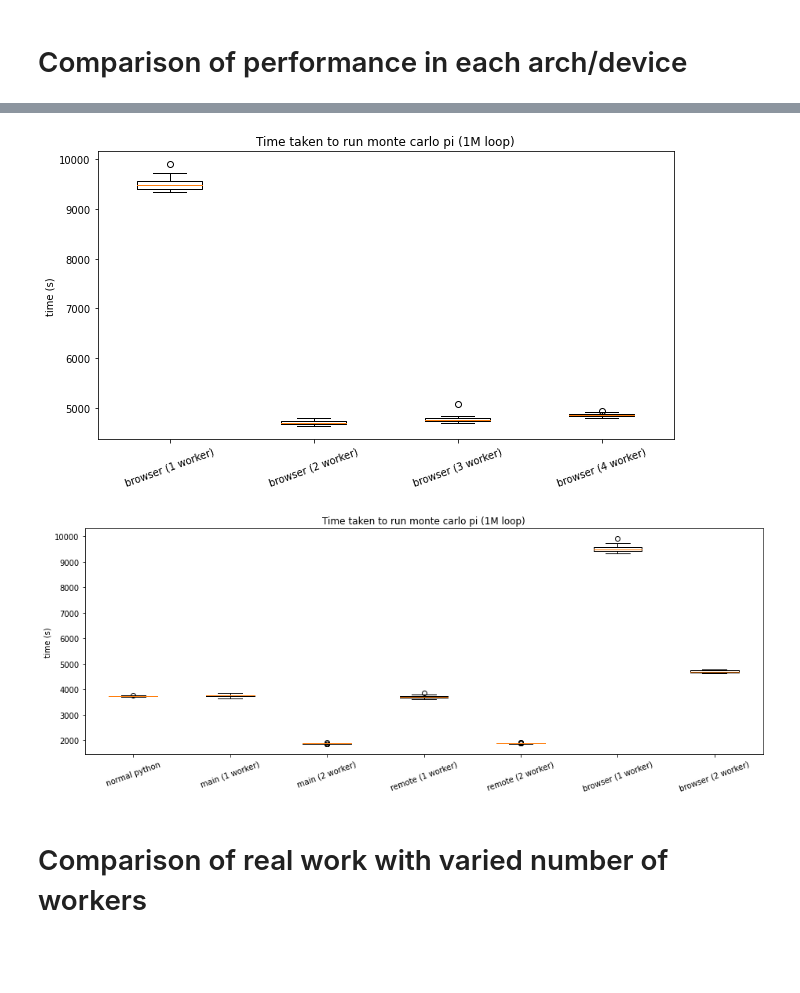
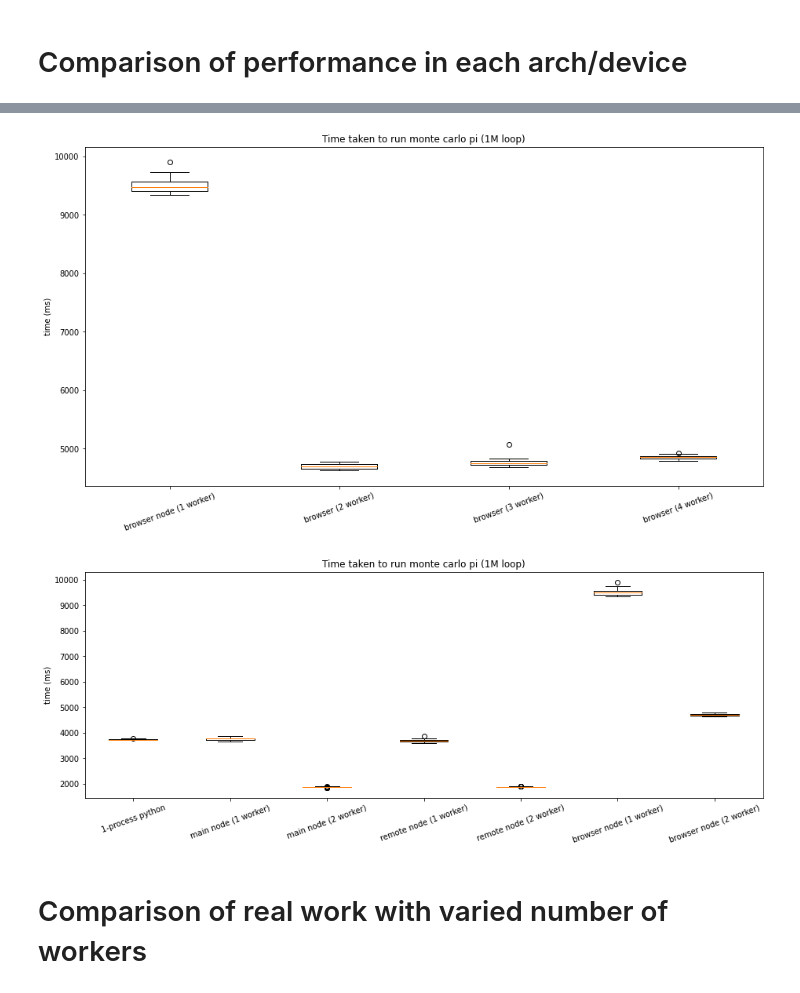
Before and after one commit to Bankde/Volpy_main, a Jupyter notebook: Volpy/doc/benchmark_result/plotter.ipynb, the cells around one changed output, grey strips where cells are left out. Saved outputs shown, nothing was run; the diff lists cells and outputs as text; code cells hidden in the pictures; blank space fills up the shorter version.

```diff
--- a/Volpy/doc/benchmark_result/plotter.ipynb
+++ b/Volpy/doc/benchmark_result/plotter.ipynb
@@ -63,22 +63,22 @@ fig.show()
 # %%
 data = []
 data.append(raw_data["browser"]["1"]["total"])
 data.append(raw_data["browser"]["2"]["total"])
 data.append(raw_data["browser"]["3"]["total"])
 data.append(raw_data["browser"]["4"]["total"])
 
-fig = plt.figure(figsize =(8, 4))
+fig = plt.figure(figsize =(12, 6))
 # Creating axes instance
 ax = fig.add_axes([0, 0, 1, 1])
 bp = ax.boxplot(data)
 ax.set_title('Time taken to run monte carlo pi (1M loop)')
-xtick = ["browser (1 worker)", "browser (2 worker)", "browser (3 worker)", "browser (4 worker)"]
+xtick = ["browser node (1 worker)", "browser (2 worker)", "browser (3 worker)", "browser (4 worker)"]
 ax.set_xticks(range(1,1+len(xtick)), xtick, rotation=20)
-ax.set_ylabel('time (s)')
+ax.set_ylabel('time (ms)')
 # plt.axvline(x=2.5)
 fig.show()
 # %% [output]
-[figure, old version]
+[figure, new version]
 # %%
 data = []
 data.append(raw_data["noVolpy"])
@@ -94,13 +94,13 @@ fig = plt.figure(figsize =(12, 4))
 ax = fig.add_axes([0, 0, 1, 1])
 bp = ax.boxplot(data)
 ax.set_title('Time taken to run monte carlo pi (1M loop)')
-xtick = ["normal python", "main (1 worker)", "main (2 worker)", "remote (1 worker)", "remote (2 worker)", "browser (1 worker)", "browser (2 worker)"]
+xtick = ["1-process python", "main node (1 worker)", "main node (2 worker)", "remote node (1 worker)", "remote node (2 worker)", "browser node (1 worker)", "browser node (2 worker)"]
 ax.set_xticks(range(1,1+len(xtick)), xtick, rotation=20)
-ax.set_ylabel('time (s)')
+ax.set_ylabel('time (ms)')
 # plt.axvline(x=2.5)
 fig.show()
 # %% [output]
-[figure, old version]
+[figure, new version]
 # %% [markdown]
 # Comparison of real work with varied number of workers
 # %%
```
Also changed, not shown: parts of 8 cells of this notebook, 8 other files.
